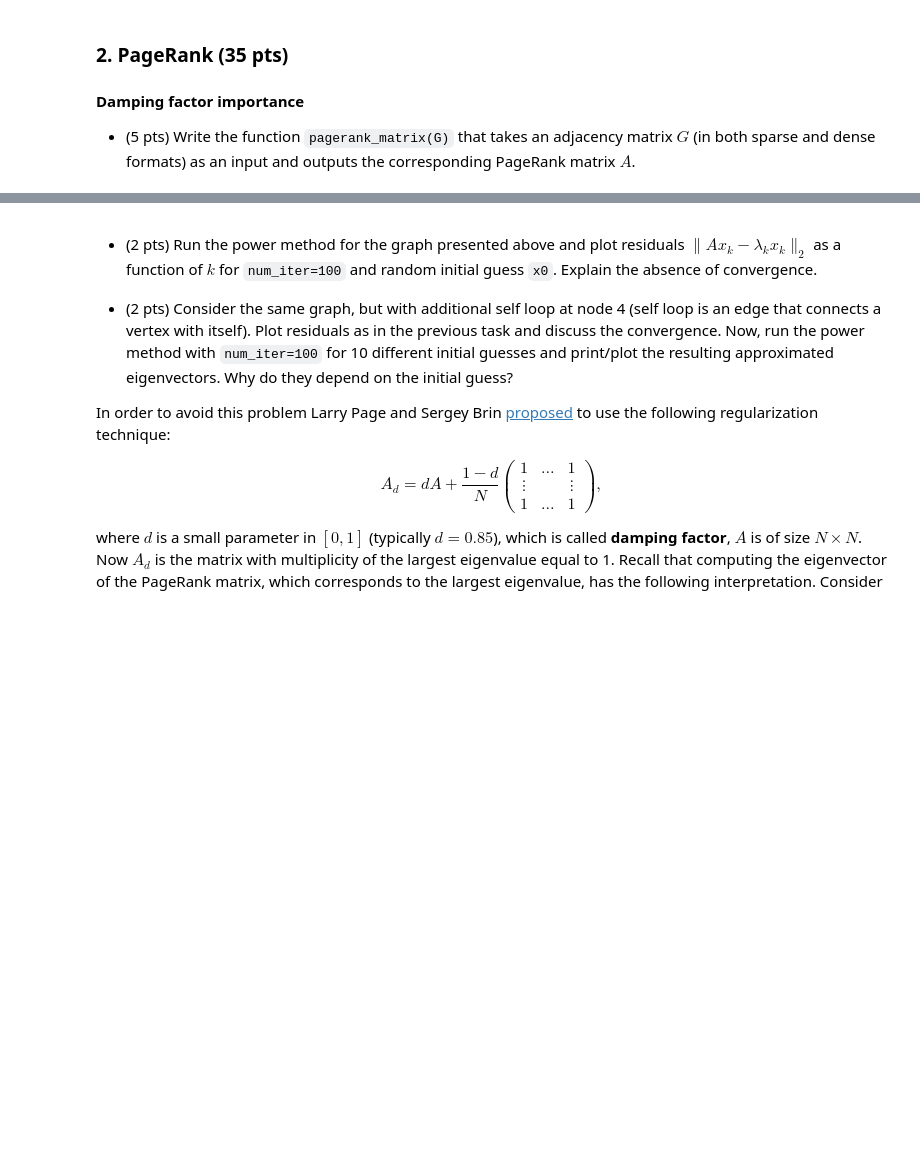
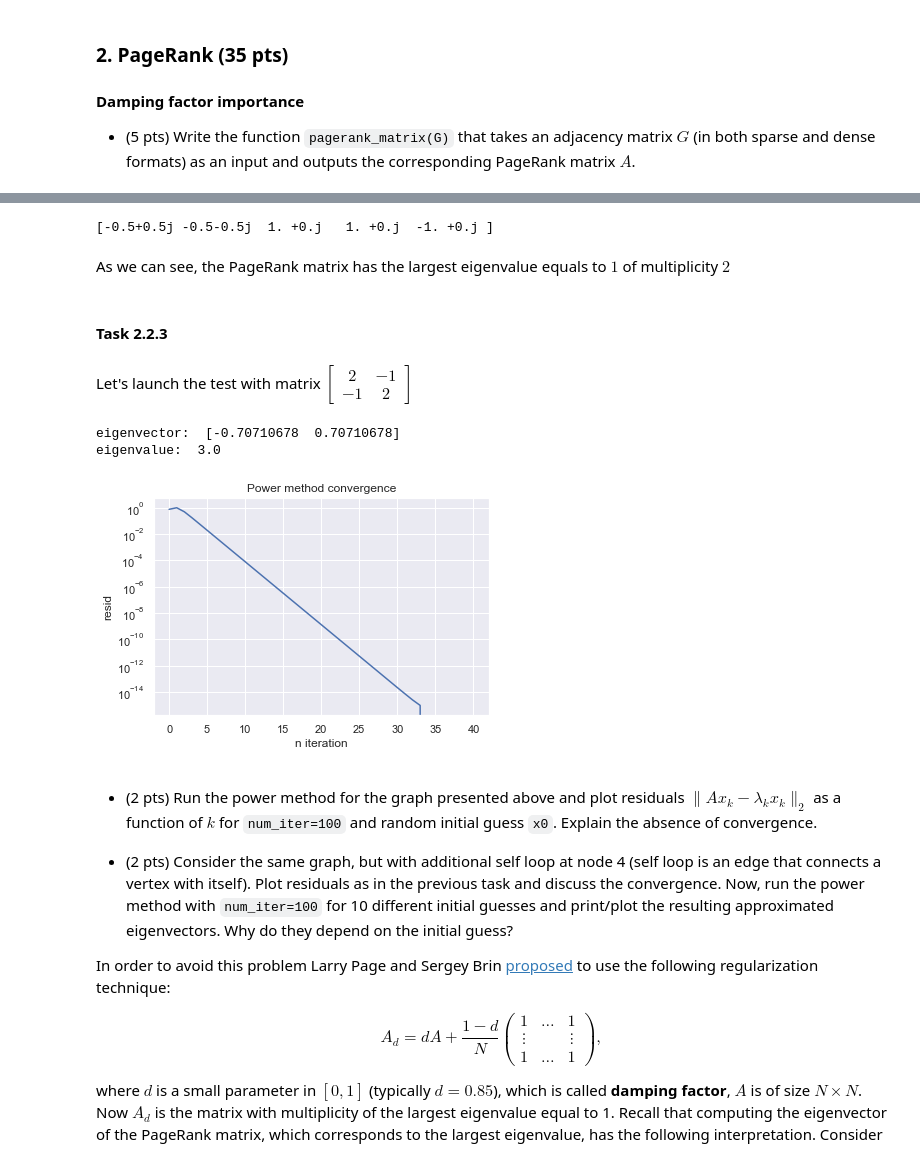
Before and after one commit to PetrMokrov/nla2020, a Jupyter notebook: hw/hw2/hw2.ipynb, the cells around one changed output, grey strips where cells are left out. Cells and saved outputs as stored; diff of their text form; code cells hidden in the pictures; blank space fills up the shorter version.

Commit message:
partially solved task 2

````diff
--- a/hw/hw2/hw2.ipynb
+++ b/hw/hw2/hw2.ipynb
@@ -561,9 +676,62 @@ What is its largest eigenvalue? What multiplicity does it have?
+# %%
+from scipy.linalg import eigvals
+
+# adjacency matrix of the graph
+G = np.array(
+    [
+        [0., 0., 1., 0., 0.],
+        [1., 0., 1., 0., 0.],
+        [0., 1., 0., 0., 0.],
+        [0., 0., 0., 0., 1.],
+        [0., 0., 0., 1., 0.]
+    ])
+
+# appropriate page_rank matrix
+A = pagerank_matrix(G)
+w = eigvals(A)
+print(w)
+# %% [output]
+[-0.5+0.5j -0.5-0.5j  1. +0.j   1. +0.j  -1. +0.j ]
+# %% [markdown]
+As we can see, the PageRank matrix has the largest eigenvalue equals to $1$ of multiplicity $2$
+# %% [markdown]
+#### Task 2.2.3
 # %%
 # INPUT:  A - np.ndarray (2D), x0 - np.ndarray (1D), num_iter - integer (positive)
 # OUTPUT: x - np.ndarray (of size x0), l - float, res - np.ndarray (of size num_iter + 1 [include initial guess])
 def power_method(A, x0, num_iter): # 5 pts
-    # enter your code here
-    return x, l, res
+    def iteration(x):
+        x  = x / np.linalg.norm(x)
+        x_next = A.dot(x)
+        _lambda = x_next @ x
+        tol = np.linalg.norm(x_next - _lambda * x)
+        return x_next, tol, _lambda
+    res = np.zeros(num_iter + 1)
+    x_curr = x0
+    l = 0
+    for i in range(num_iter + 1):
+        x_curr, res[i], l = iteration(x_curr)
+    return x_curr/np.linalg.norm(x_curr), l, res
+# %% [markdown]
+Let's launch the test with matrix $\begin{bmatrix} 2 & -1 \\ -1 & 2 \end{bmatrix}$
+# %%
+import matplotlib.pyplot as plt
+
+np.random.seed(42)
+A = np.array([[2. , -1], [-1, 2.]])
+x0 = np.random.rand(2)
+x, l, res = power_method(A, x0, 40)
+print('eigenvector: ', x)
+print('eigenvalue: ', l)
+plt.semilogy(list(range(len(res))), res)
+plt.title('Power method convergence')
+plt.xlabel('n iteration')
+plt.ylabel('resid')
+plt.show()
+# %% [output]
+eigenvector:  [-0.70710678  0.70710678]
+eigenvalue:  3.0
+[figure, added]
 # %% [markdown]
 * (2 pts) Run the power method for the graph presented above and plot residuals $\|Ax_k - \lambda_k x_k\|_2$ as a function of $k$ for ```num_iter=100``` and random initial guess ```x0```.  Explain the absence of convergence.
 
````
Also changed, not shown: parts of 8 cells of this notebook, 1 other file.
